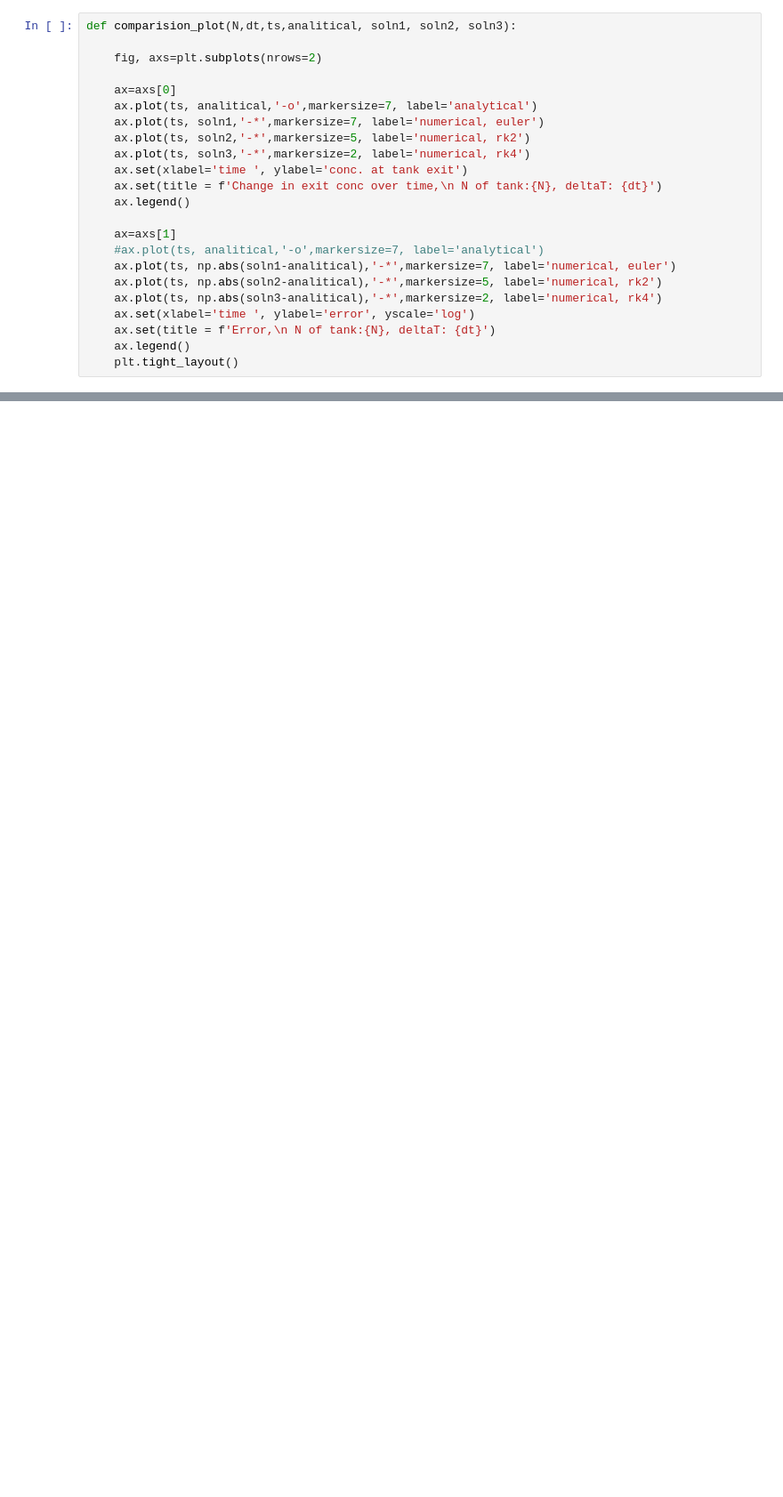
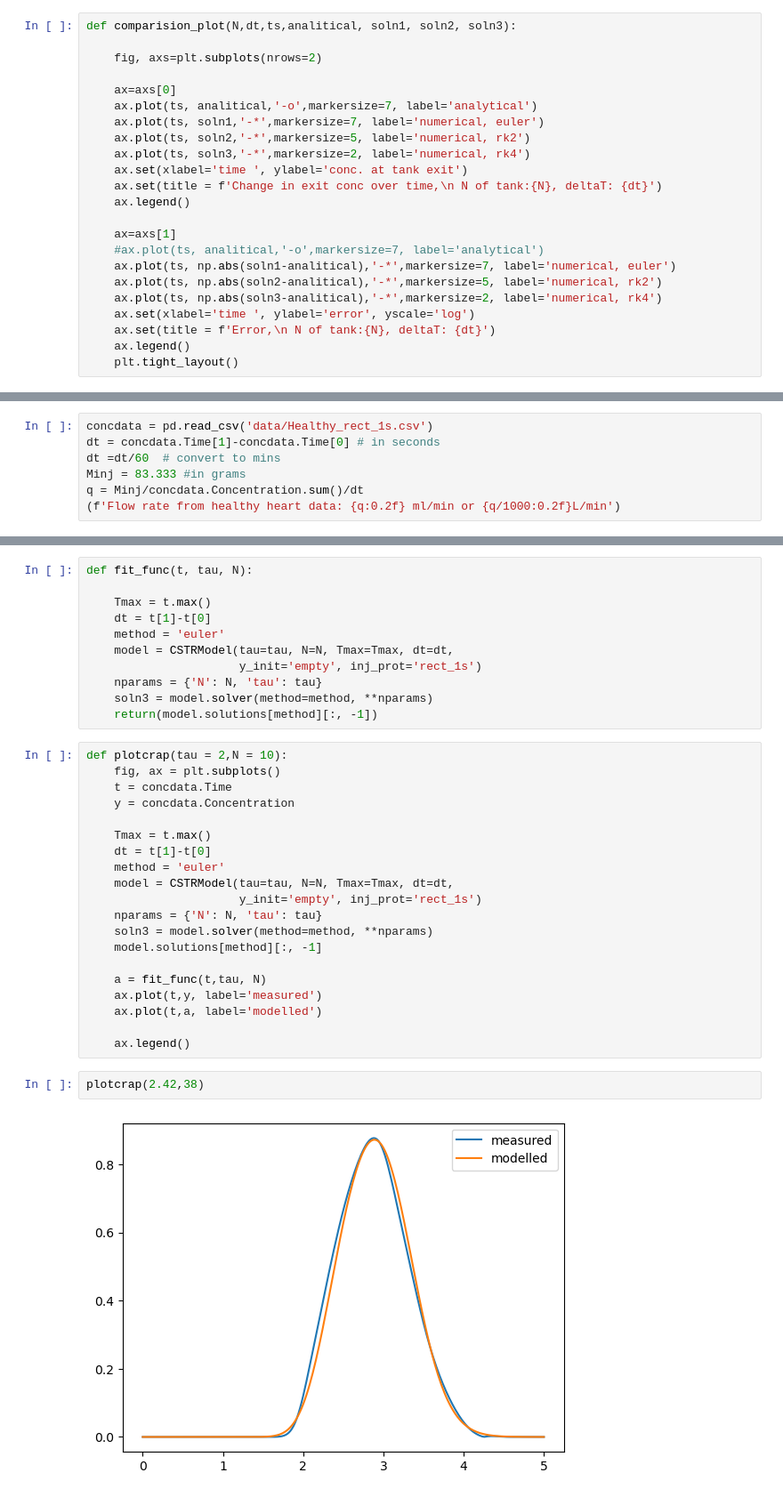
Before and after one commit to waves-stats/MOD_510_2023_autumn, a Jupyter notebook: Partha/project3/mod510_project3_partha.ipynb, the cells around one changed output, grey strips where cells are left out. Shown at 89% size. Saved outputs shown, nothing was run; the diff lists cells and outputs as text; blank space fills up the shorter version.

Commit message:
added upto ex3 p3. hand fitted data to rect1s but autofitting doesnt work....yet

```diff
--- a/Partha/project3/mod510_project3_partha.ipynb
+++ b/Partha/project3/mod510_project3_partha.ipynb
@@ -220,0 +302,7 @@ make(dt = .01,Tmax = 5,N=3)
+# %%
+concdata = pd.read_csv('data/Healthy_rect_1s.csv')
+dt = concdata.Time[1]-concdata.Time[0] # in seconds
+dt =dt/60  # convert to mins
+Minj = 83.333 #in grams
+q = Minj/concdata.Concentration.sum()/dt
+(f'Flow rate from healthy heart data: {q:0.2f} ml/min or {q/1000:0.2f}L/min')
@@ -220,0 +349,35 @@ make(dt = .01,Tmax = 5,N=3)
+# %%
+def fit_func(t, tau, N):
+
+    Tmax = t.max()
+    dt = t[1]-t[0]
+    method = 'euler'
+    model = CSTRModel(tau=tau, N=N, Tmax=Tmax, dt=dt,
+                      y_init='empty', inj_prot='rect_1s')
+    nparams = {'N': N, 'tau': tau}
+    soln3 = model.solver(method=method, **nparams)
+    return(model.solutions[method][:, -1])
+# %%
+def plotcrap(tau = 2,N = 10):
+    fig, ax = plt.subplots()
+    t = concdata.Time
+    y = concdata.Concentration
+
+    Tmax = t.max()
+    dt = t[1]-t[0]
+    method = 'euler'
+    model = CSTRModel(tau=tau, N=N, Tmax=Tmax, dt=dt,
+                      y_init='empty', inj_prot='rect_1s')
+    nparams = {'N': N, 'tau': tau}
+    soln3 = model.solver(method=method, **nparams)
+    model.solutions[method][:, -1]
+
+    a = fit_func(t,tau, N)
+    ax.plot(t,y, label='measured')
+    ax.plot(t,a, label='modelled')
+
+    ax.legend()
+# %%
+plotcrap(2.42,38)
+# %% [output]
+[figure, added]
```
Also changed, not shown: parts of 22 cells of this notebook, 12 other files.
